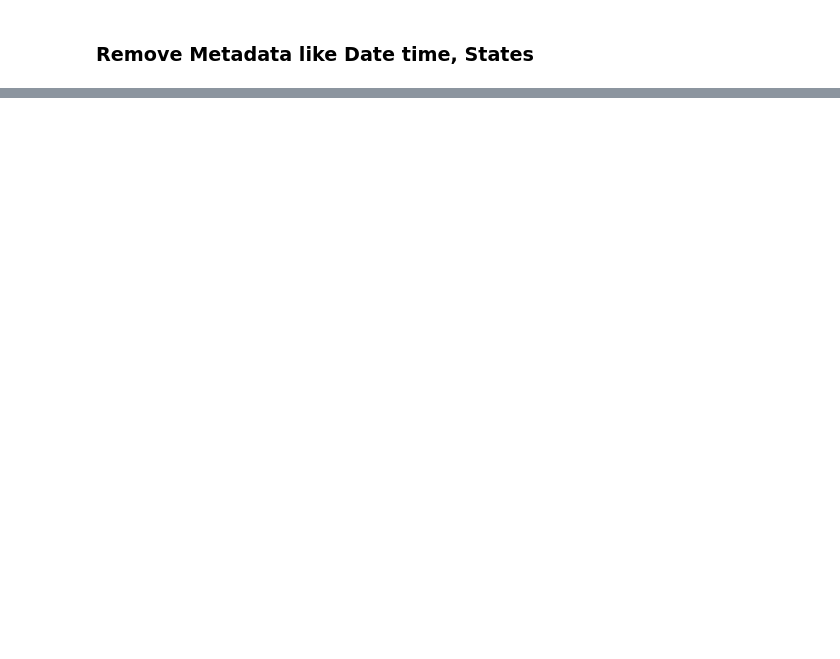
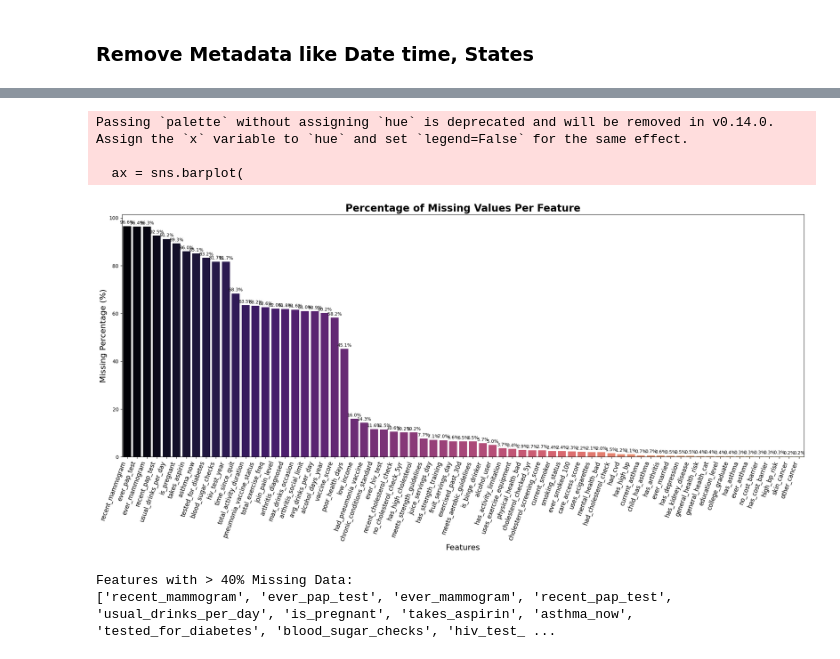
Before and after one commit to HasithaErandika/HealthIntel, a Jupyter notebook: notebooks/03_target_focused_dataset_preparation.ipynb, the cells around one changed output, grey strips where cells are left out. Cells and saved outputs as stored; diff of their text form; code cells hidden in the pictures; blank space fills up the shorter version.

```diff
--- a/notebooks/03_target_focused_dataset_preparation.ipynb
+++ b/notebooks/03_target_focused_dataset_preparation.ipynb
@@ -327,0 +267,20 @@ None
+# %%
+total_rows = len(df)
+
+# Calculate null counts and percentages
+null_counts = df.isnull().sum()
+null_percentages = (null_counts / total_rows) * 100
+
+# Combine results into a DataFrame and filter for columns with missing data
+missing_data_summary = pd.DataFrame({
+    'Null Count': null_counts,
+    'Null Percentage': null_percentages.round(2)
+}).sort_values(by='Null Percentage', ascending=False)
+
+# Filter out columns with 0 missing values for a cleaner report/plot
+missing_data_summary = missing_data_summary[missing_data_summary['Null Count'] > 0]
+
+print("=========================================================")
+print("  MISSING VALUE ANALYSIS (Columns with > 0% NaNs)")
+print("=========================================================")
+print(missing_data_summary)
@@ -327,0 +305,50 @@ None
+# %%
+if missing_data_summary.empty:
+    print("No missing values found in the dataset.")
+else:
+    # Set figure size for better visibility
+    plt.figure(figsize=(20, 10))
+
+    # Create the bar plot using Seaborn
+    ax = sns.barplot(
+        x=missing_data_summary.index,
+        y='Null Percentage',
+        data=missing_data_summary,
+        palette='magma' # Using a different palette for visualization
+    )
+
+    # Add title and labels
+    ax.set_title('Percentage of Missing Values Per Feature', fontsize=20, fontweight='bold')
+    ax.set_ylabel('Missing Percentage (%)', fontsize=16)
+    ax.set_xlabel('Features', fontsize=16)
+
+    # Rotate x-axis labels for readability
+    plt.xticks(rotation=70, ha='right', fontsize=12)
+
+    # Add percentage labels above the bars
+    for p in ax.patches:
+        height = p.get_height()
+        if height > 0:
+             ax.annotate(f'{height:.1f}%',
+                        (p.get_x() + p.get_width() / 2., height),
+                        ha='center',
+                        va='center',
+                        xytext=(0, 7),
+                        textcoords='offset points',
+                        fontsize=9)
+
+    plt.tight_layout()
+    plt.show()
+
+    # Identifying features with > 40% missing data
+    highly_missing = missing_data_summary[missing_data_summary['Null Percentage'] > 40].index.tolist()
+    if highly_missing:
+        print("\nFeatures with > 40% Missing Data:")
+        print(highly_missing)
+# %% [output]
+Passing `palette` without assigning `hue` is deprecated and will be removed in v0.14.0. Assign the `x` variable to `hue` and set `legend=False` for the same effect.
+
+  ax = sns.barplot(
+[figure, added]
+Features with > 40% Missing Data:
+['recent_mammogram', 'ever_pap_test', 'ever_mammogram', 'recent_pap_test', 'usual_drinks_per_day', 'is_pregnant', 'takes_aspirin', 'asthma_now', 'tested_for_diabetes', 'blood_sugar_checks', 'hiv_test_ ...
```
Also changed, not shown: parts of 14 cells of this notebook, 3 other files.
